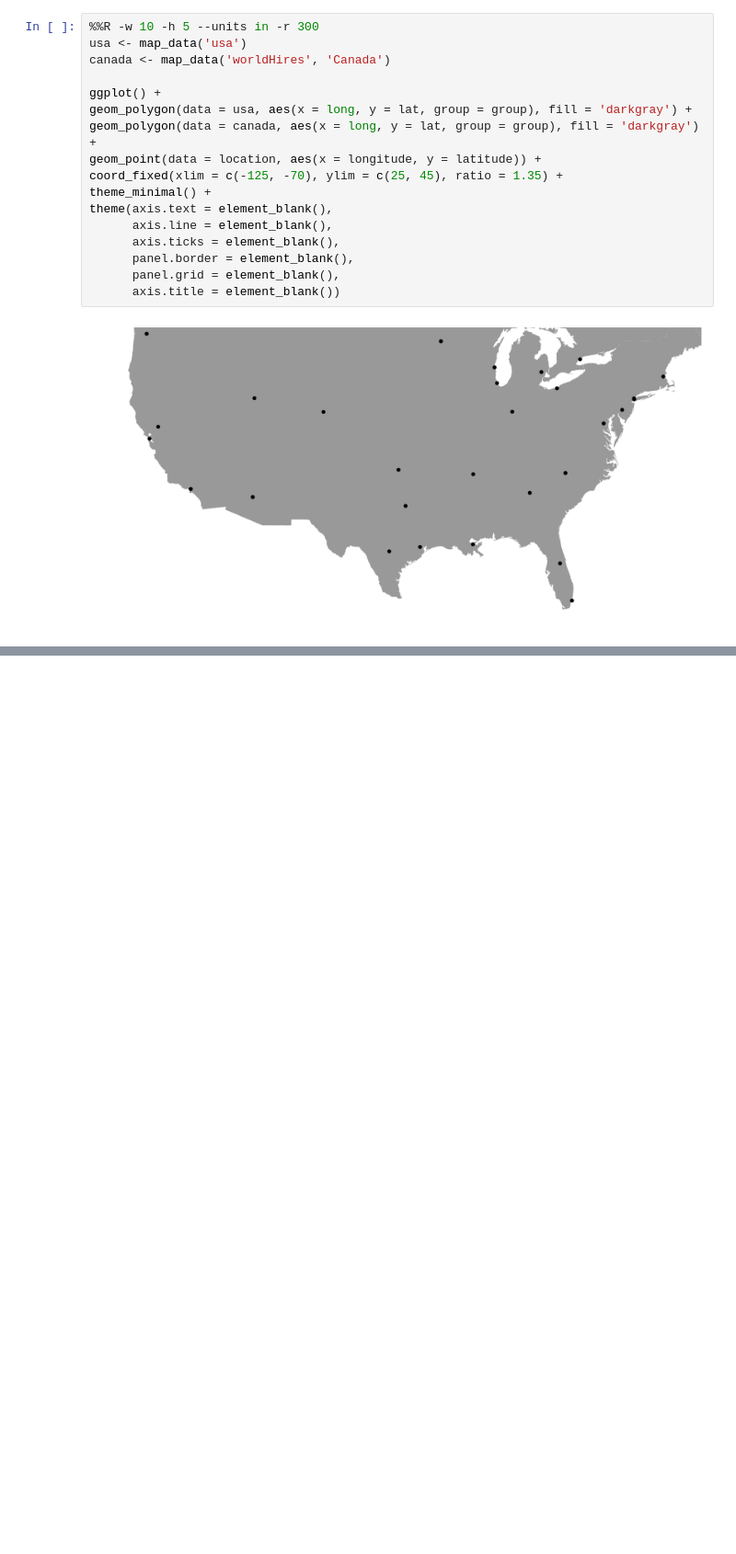
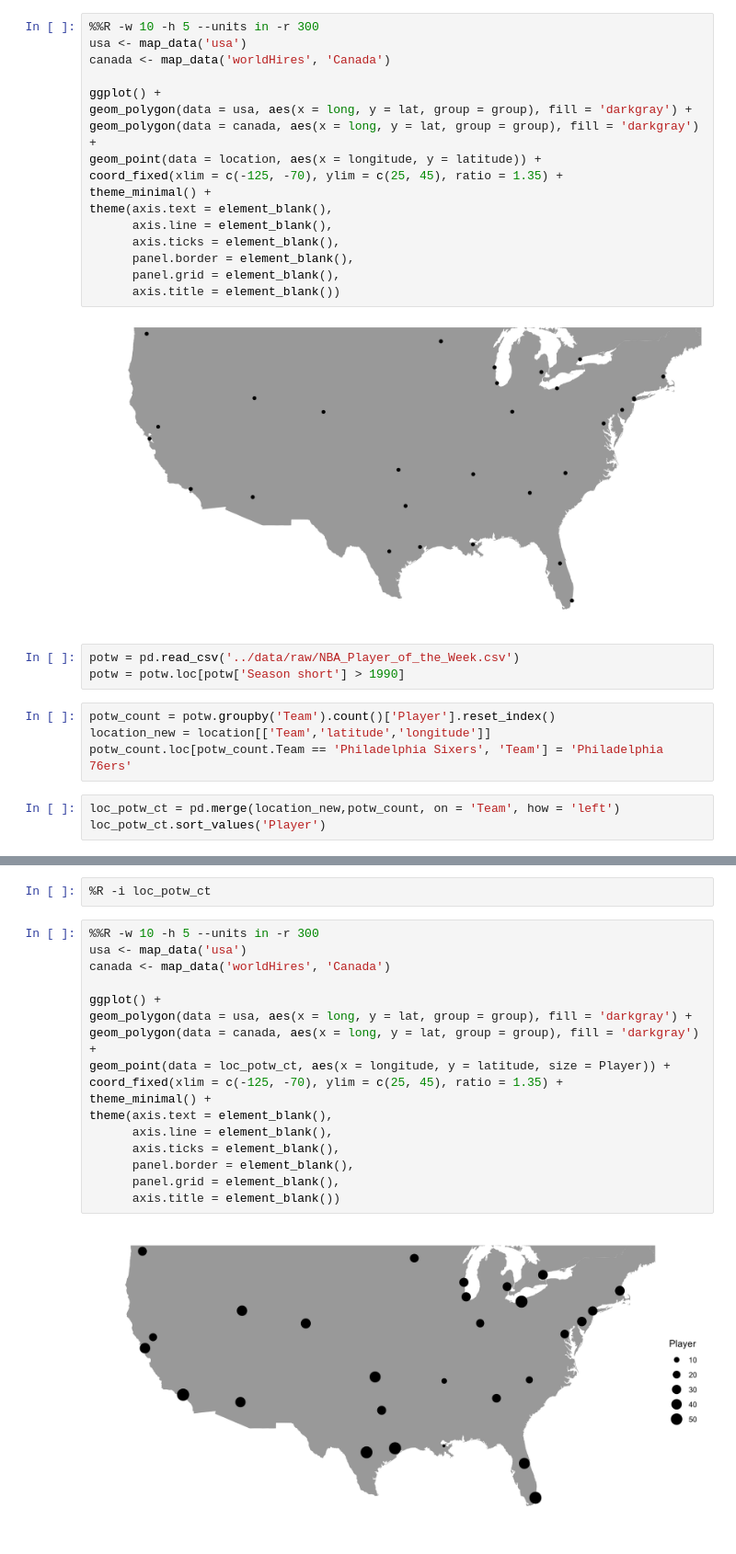
Before and after one commit to chunheisiu/NBA-POTW-Visualization, a Jupyter notebook: notebooks/_ggplot_5.ipynb, the cells around one changed output, grey strips where cells are left out. Shown at 92% size. Cells and saved outputs as stored; diff of their text form; blank space fills up the shorter version.

```diff
--- a/notebooks/_ggplot_5.ipynb
+++ b/notebooks/_ggplot_5.ipynb
@@ -31,3 +31,13 @@ theme(axis.text = element_blank(),
       axis.title = element_blank())
 # %% [output]
 [figure]
+# %%
+potw = pd.read_csv('../data/raw/NBA_Player_of_the_Week.csv')
+potw = potw.loc[potw['Season short'] > 1990]
+# %%
+potw_count = potw.groupby('Team').count()['Player'].reset_index()
+location_new = location[['Team','latitude','longitude']]
+potw_count.loc[potw_count.Team == 'Philadelphia Sixers', 'Team'] = 'Philadelphia 76ers'
+# %%
+loc_potw_ct = pd.merge(location_new,potw_count, on = 'Team', how = 'left')
+loc_potw_ct.sort_values('Player')
@@ -33,0 +62,21 @@ theme(axis.text = element_blank(),
+# %%
+%R -i loc_potw_ct
+# %%
+%%R -w 10 -h 5 --units in -r 300
+usa <- map_data('usa')
+canada <- map_data('worldHires', 'Canada')
+
+ggplot() +
+geom_polygon(data = usa, aes(x = long, y = lat, group = group), fill = 'darkgray') +
+geom_polygon(data = canada, aes(x = long, y = lat, group = group), fill = 'darkgray') +
+geom_point(data = loc_potw_ct, aes(x = longitude, y = latitude, size = Player)) +
+coord_fixed(xlim = c(-125, -70), ylim = c(25, 45), ratio = 1.35) +
+theme_minimal() +
+theme(axis.text = element_blank(),
+      axis.line = element_blank(),
+      axis.ticks = element_blank(),
+      panel.border = element_blank(),
+      panel.grid = element_blank(),
+      axis.title = element_blank())
+# %% [output]
+[figure, added]
```
Also changed, not shown: parts of 2 cells of this notebook.
